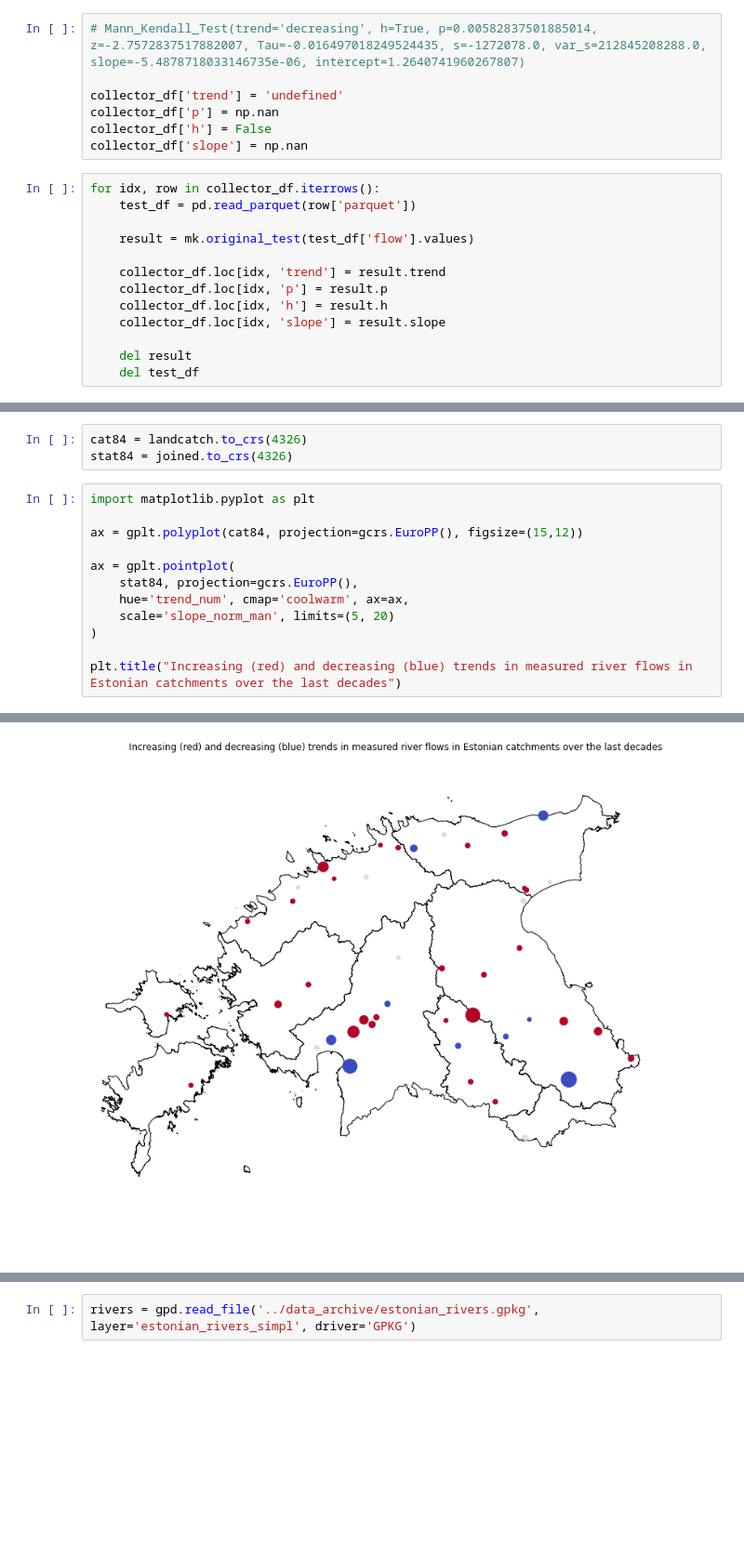
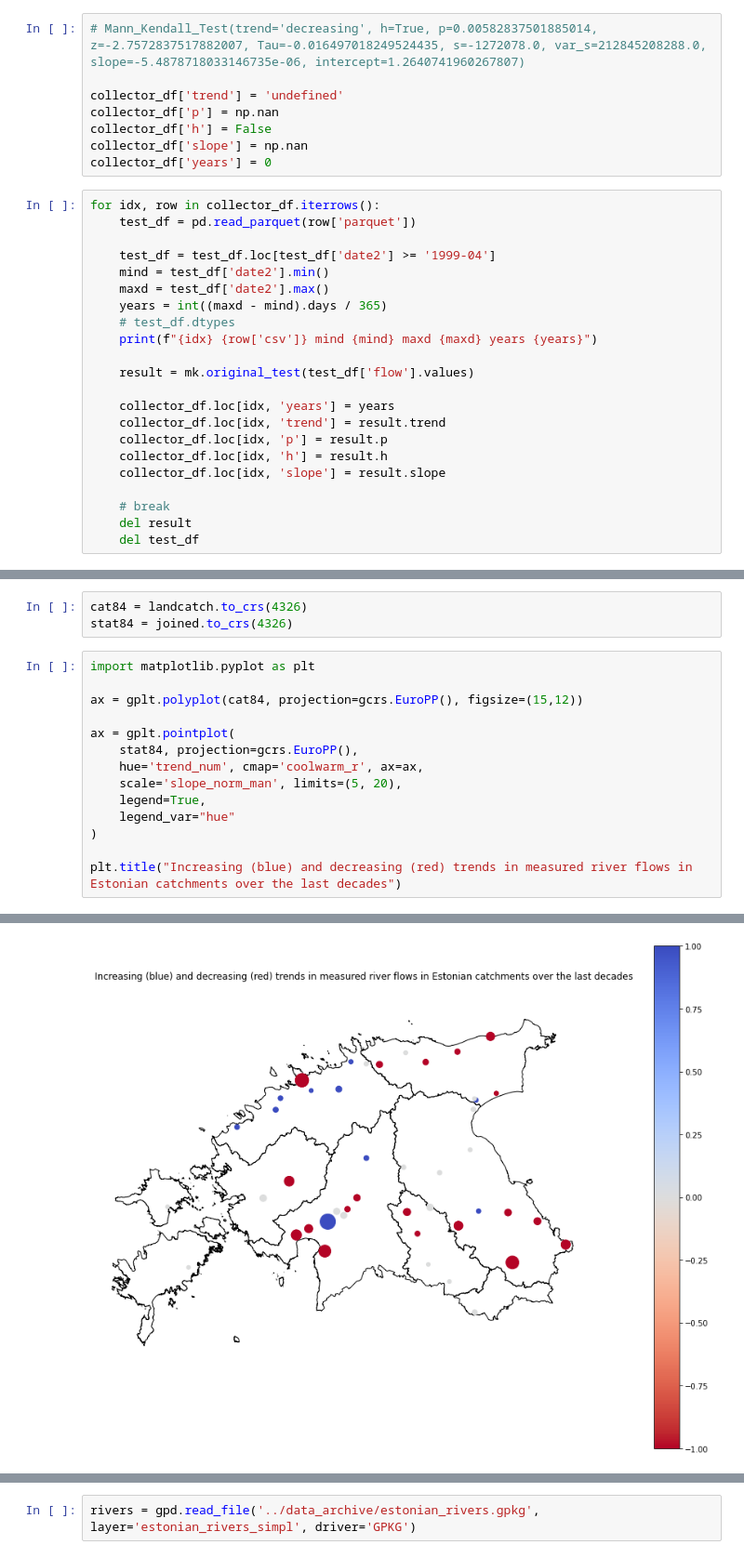
Before and after one commit to allixender/30MapChallenge2020, a Jupyter notebook: 14/day-14.ipynb, the cells around one changed output, grey strips where cells are left out. Shown at 93% size. Drawn from its saved outputs; the diff is of its cells as text; blank space fills up the shorter version.

```diff
--- a/14/day-14.ipynb
+++ b/14/day-14.ipynb
@@ -210,16 +210,26 @@ collector_df['trend'] = 'undefined'
 collector_df['p'] = np.nan
 collector_df['h'] = False
 collector_df['slope'] = np.nan
+collector_df['years'] = 0
 # %%
 for idx, row in collector_df.iterrows():
     test_df = pd.read_parquet(row['parquet'])
 
+    test_df = test_df.loc[test_df['date2'] >= '1999-04']
+    mind = test_df['date2'].min()
+    maxd = test_df['date2'].max()
+    years = int((maxd - mind).days / 365)
+    # test_df.dtypes
+    print(f"{idx} {row['csv']} mind {mind} maxd {maxd} years {years}")
+
     result = mk.original_test(test_df['flow'].values)
 
+    collector_df.loc[idx, 'years'] = years
     collector_df.loc[idx, 'trend'] = result.trend
     collector_df.loc[idx, 'p'] = result.p
     collector_df.loc[idx, 'h'] = result.h
     collector_df.loc[idx, 'slope'] = result.slope
 
+    # break
     del result
     del test_df
@@ -447,9 +515,11 @@ ax = gplt.polyplot(cat84, projection=gcrs.EuroPP(), figsize=(15,12))
 
 ax = gplt.pointplot(
     stat84, projection=gcrs.EuroPP(),
-    hue='trend_num', cmap='coolwarm', ax=ax,
-    scale='slope_norm_man', limits=(5, 20)
+    hue='trend_num', cmap='coolwarm_r', ax=ax,
+    scale='slope_norm_man', limits=(5, 20),
+    legend=True,
+    legend_var="hue"
 )
 
-plt.title("Increasing (red) and decreasing (blue) trends in measured river flows in Estonian catchments over the last decades")
+plt.title("Increasing (blue) and decreasing (red) trends in measured river flows in Estonian catchments over the last decades")
 # %% [output]
@@ -457,4 +527,4 @@ Text(0.5, 1.0, 'Increasing (red) and decreasing (blue) trends in measured river
-[figure, old version]
+[figure, new version]
 # %%
 ax = landcatch.boundary.plot(color='black', lw=0.9, figsize=(12,9))
 
```
Also changed, not shown: parts of 20 cells of this notebook, 57 other files.
